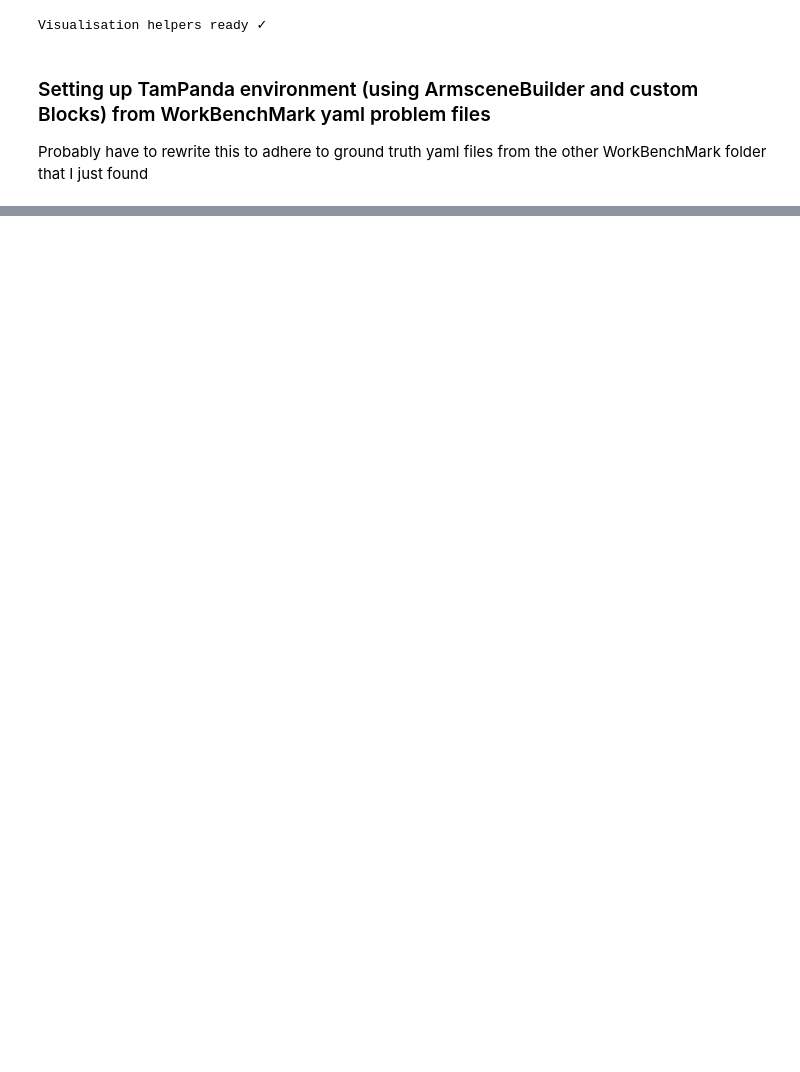
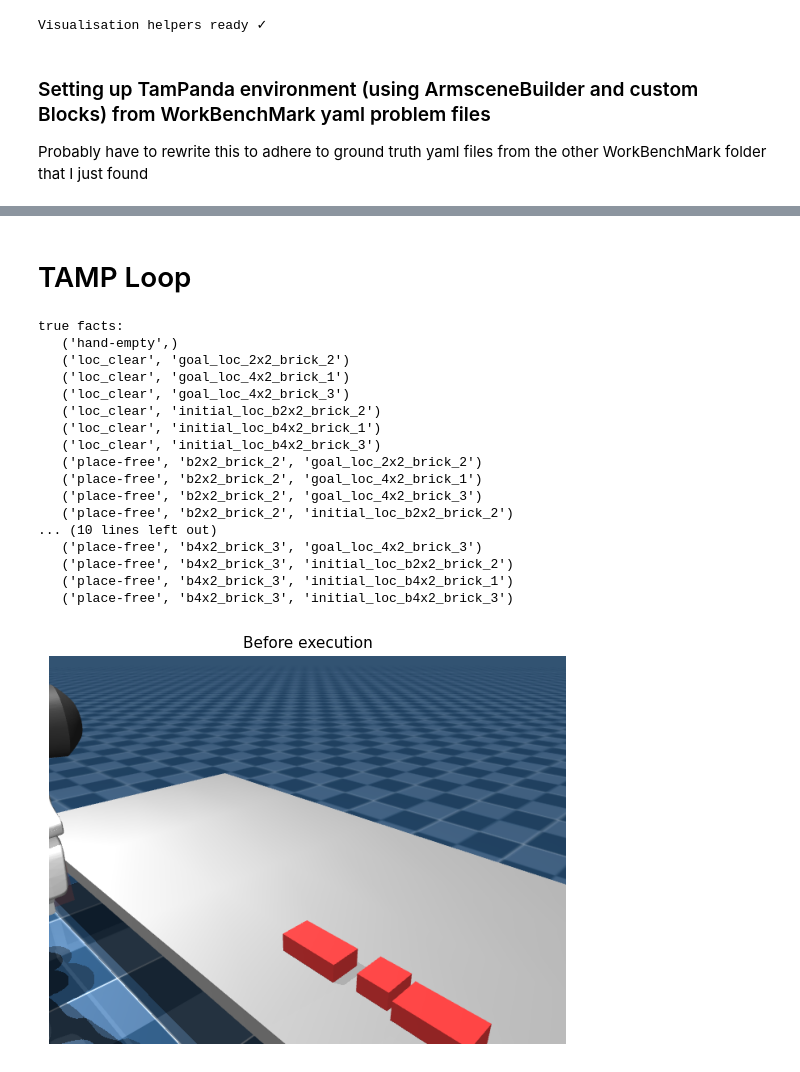
Before and after one commit to maxazv/lego-workbenchmark, a Jupyter notebook: src/assembly_blocks.ipynb, the cells around one changed output, grey strips where cells are left out. Drawn from its saved outputs; the diff is of its cells as text; code cells hidden in the pictures; blank space fills up the shorter version.

```diff
--- a/src/assembly_blocks.ipynb
+++ b/src/assembly_blocks.ipynb
@@ -137,0 +308,23 @@ show_scene(env, "Initial \"Bricks\"")
+# %%
+# ── Bridge, predicates, fluents, helpers (provided) ───────────────────────────
+planner = RRTStar(env); planner.max_iterations = 2000; planner.step_size = 0.15
+bridge = DomainBridge("pddl/coarse/lego_coarse2.pddl", env)
+bridge.plan = functools.partial(type(bridge).plan, bridge, planner_name="pyperplan")  # reproducible engine
+
+bridge.predicate("at")(eval_at)
+bridge.predicate("loc_clear")(eval_clear)
+bridge.predicate("place-free")(eval_place_free)
+bridge.predicate("config-for")(lambda e, fl, c, o: GRASP_CONFIGS.get(c, {}).get("block") == o)
+bridge.predicate("ik-feasible")(eval_ik_feasible)
+bridge.predicate("accessible")(eval_accessible)
+bridge.predicate("obstructs")(eval_obstructs)
+bridge.fluent("hand-empty", initial=True); bridge.fluent("holding")
+
+def feasible_config(env, item):
+    """A grasp candidate for `item` that is collision-free in the current scene (or None)."""
+    for c in GRASP_CONFIGS:
+        if GRASP_CONFIGS[c]["block"] == item and eval_ik_feasible(env, {}, c):
+            return GRASP_CONFIGS[c]["candidate"]
+    return None
+
+print("predicates:", bridge.predicate_names)
@@ -137,0 +458,29 @@ show_scene(env, "Initial \"Bricks\"")
+# %% [markdown]
+# TAMP Loop
+# %%
+# ── Objects, goal, grounded state (provided) ──────────────────────────────────
+OBJECTS = {"brick": BLOCKS, "location": list(LOCATIONS), "grasp-config": list(GRASP_CONFIGS)}
+# GOALS are defined way above, for reference
+state = bridge.ground_state(OBJECTS)
+print("true facts:")
+for k in sorted(k for k, v in state.items() if v): print("  ", k)
+show_scene(env, "Before execution")
+# %% [output]
+true facts:
+   ('hand-empty',)
+   ('loc_clear', 'goal_loc_2x2_brick_2')
+   ('loc_clear', 'goal_loc_4x2_brick_1')
+   ('loc_clear', 'goal_loc_4x2_brick_3')
+   ('loc_clear', 'initial_loc_b2x2_brick_2')
+   ('loc_clear', 'initial_loc_b4x2_brick_1')
+   ('loc_clear', 'initial_loc_b4x2_brick_3')
+   ('place-free', 'b2x2_brick_2', 'goal_loc_2x2_brick_2')
+   ('place-free', 'b2x2_brick_2', 'goal_loc_4x2_brick_1')
+   ('place-free', 'b2x2_brick_2', 'goal_loc_4x2_brick_3')
+   ('place-free', 'b2x2_brick_2', 'initial_loc_b2x2_brick_2')
+... (10 lines left out)
+   ('place-free', 'b4x2_brick_3', 'goal_loc_4x2_brick_3')
+   ('place-free', 'b4x2_brick_3', 'initial_loc_b2x2_brick_2')
+   ('place-free', 'b4x2_brick_3', 'initial_loc_b4x2_brick_1')
+   ('place-free', 'b4x2_brick_3', 'initial_loc_b4x2_brick_3')
+[figure, added]
```
Also changed, not shown: parts of 16 cells of this notebook, 1 other file.
